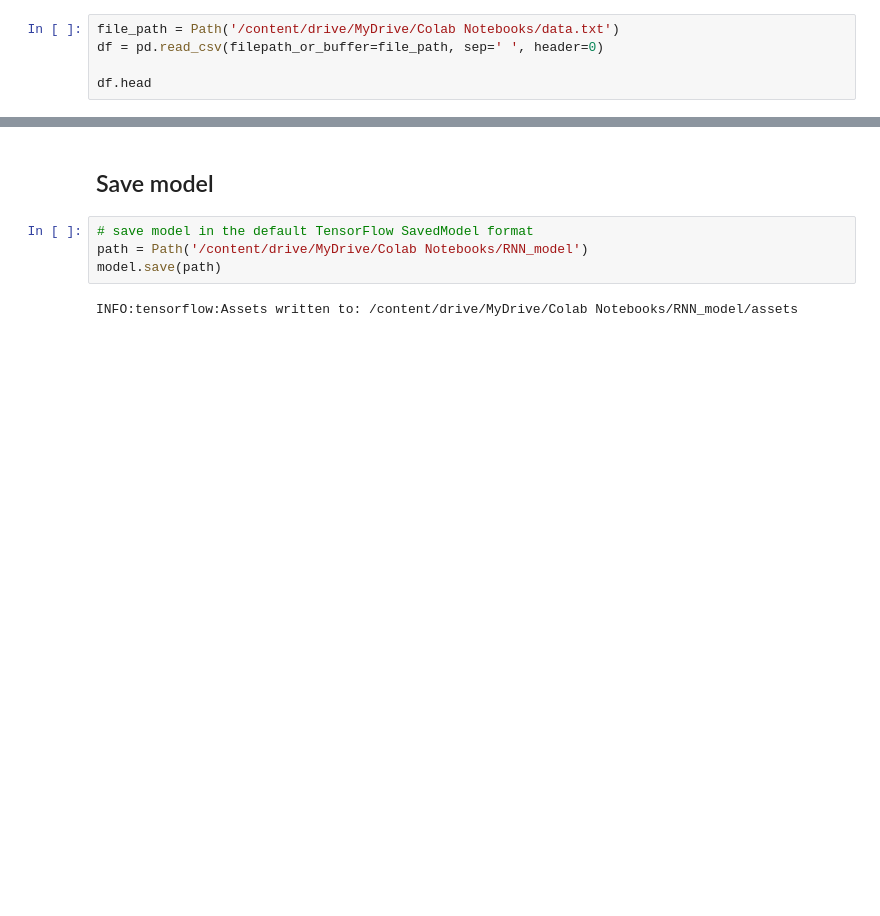
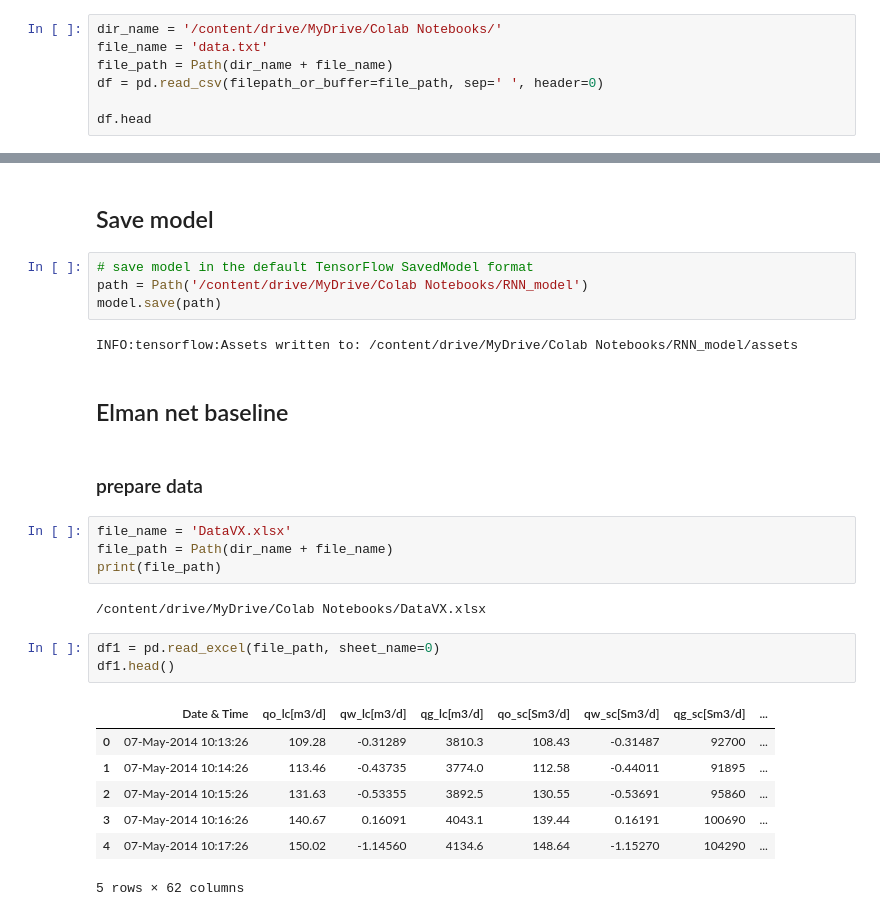
Before and after one commit to myPar/NSU_Practice, a Jupyter notebook: baseline/RNNbaseline.ipynb, the cells around one changed output, grey strips where cells are left out. Saved outputs shown, nothing was run; the diff lists cells and outputs as text; blank space fills up the shorter version.

```diff
--- a/baseline/RNNbaseline.ipynb
+++ b/baseline/RNNbaseline.ipynb
@@ -20,7 +20,9 @@ drive.mount('/content/drive')
 # %% [output]
 Mounted at /content/drive
 # %%
-file_path = Path('/content/drive/MyDrive/Colab Notebooks/data.txt')
+dir_name = '/content/drive/MyDrive/Colab Notebooks/'
+file_name = 'data.txt'
+file_path = Path(dir_name + file_name)
 df = pd.read_csv(filepath_or_buffer=file_path, sep=' ', header=0)
 
 df.head
@@ -621,3 +623,24 @@ path = Path('/content/drive/MyDrive/Colab Notebooks/RNN_model')
 model.save(path)
 # %% [output]
 INFO:tensorflow:Assets written to: /content/drive/MyDrive/Colab Notebooks/RNN_model/assets
+# %% [markdown]
+## Elman net baseline
+# %% [markdown]
+### prepare data
+# %%
+file_name = 'DataVX.xlsx'
+file_path = Path(dir_name + file_name)
+print(file_path)
+# %% [output]
+/content/drive/MyDrive/Colab Notebooks/DataVX.xlsx
+# %%
+df1 = pd.read_excel(file_path, sheet_name=0)
+df1.head()
+# %% [output]
+|  | Date & Time | qo_lc[m3/d] | qw_lc[m3/d] | qg_lc[m3/d] | qo_sc[Sm3/d] | qw_sc[Sm3/d] | qg_sc[Sm3/d] | ... |
+| 0 | 07-May-2014 10:13:26 | 109.28 | -0.31289 | 3810.3 | 108.43 | -0.31487 | 92700 | ... |
+| 1 | 07-May-2014 10:14:26 | 113.46 | -0.43735 | 3774.0 | 112.58 | -0.44011 | 91895 | ... |
+| 2 | 07-May-2014 10:15:26 | 131.63 | -0.53355 | 3892.5 | 130.55 | -0.53691 | 95860 | ... |
+| 3 | 07-May-2014 10:16:26 | 140.67 | 0.16091 | 4043.1 | 139.44 | 0.16191 | 100690 | ... |
+| 4 | 07-May-2014 10:17:26 | 150.02 | -1.14560 | 4134.6 | 148.64 | -1.15270 | 104290 | ... |
+5 rows × 62 columns
```
Also changed, not shown: parts of 3 cells of this notebook.
